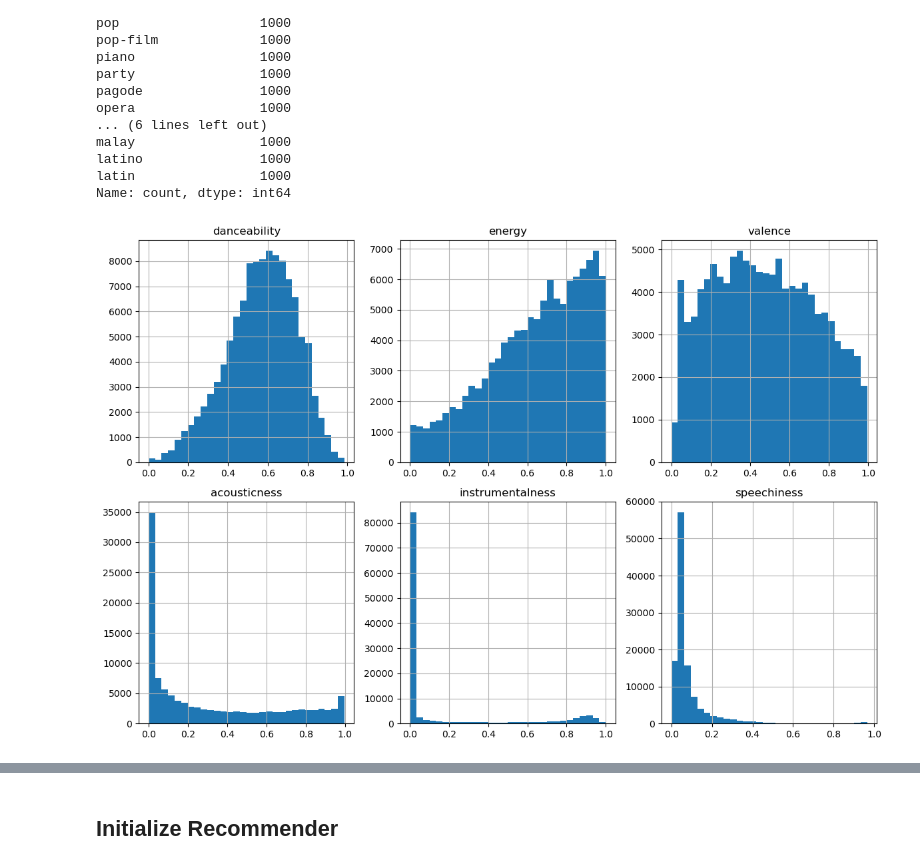
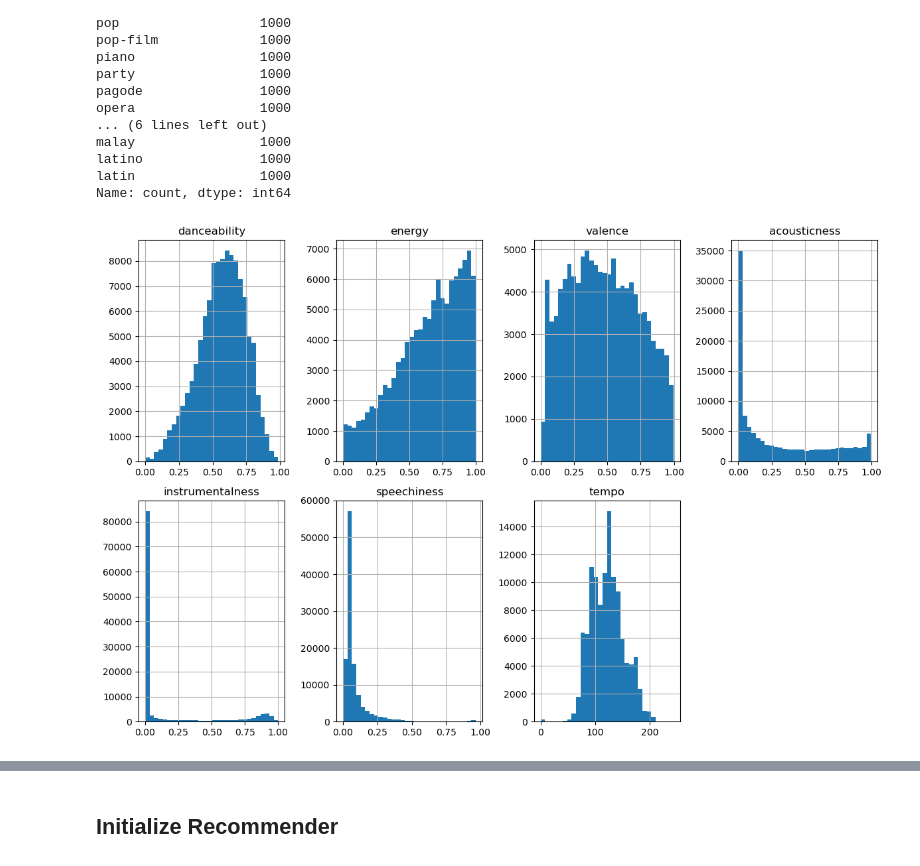
Before and after one commit to jessicabat/vibe-recommender, a Jupyter notebook: notebooks/01_eda_and_playground.ipynb, the cells around one changed output, grey strips where cells are left out. Cells and saved outputs as stored; diff of their text form; code cells hidden in the pictures.

```diff
--- a/notebooks/01_eda_and_playground.ipynb
+++ b/notebooks/01_eda_and_playground.ipynb
@@ -70,20 +71,21 @@ VIBE_COLS = [
     "acousticness",     # 0–1 (electronic → acoustic)
     "instrumentalness", # 0–1 (vocals → instrumental)
     "speechiness",      # 0–1 (musical → spoken/rap)
+    "tempo"
 ]
 X_raw = df[VIBE_COLS].values
 # %%
 plt.figure(figsize=(12, 8))
 
 for i, col in enumerate(VIBE_COLS, 1):
-    plt.subplot(2, 3, i)
+    plt.subplot(2, 4, i)
     df[col].hist(bins=30)
     plt.title(col)
 
 plt.tight_layout()
 plt.show()
 # %% [output]
-[figure, old version]
+[figure, new version]
 # %%
 plt.figure(figsize=(8,6))
 plt.imshow(df[VIBE_COLS].corr(), cmap="coolwarm", interpolation="nearest")
```
Also changed, not shown: parts of 11 cells of this notebook, 6 other files.
